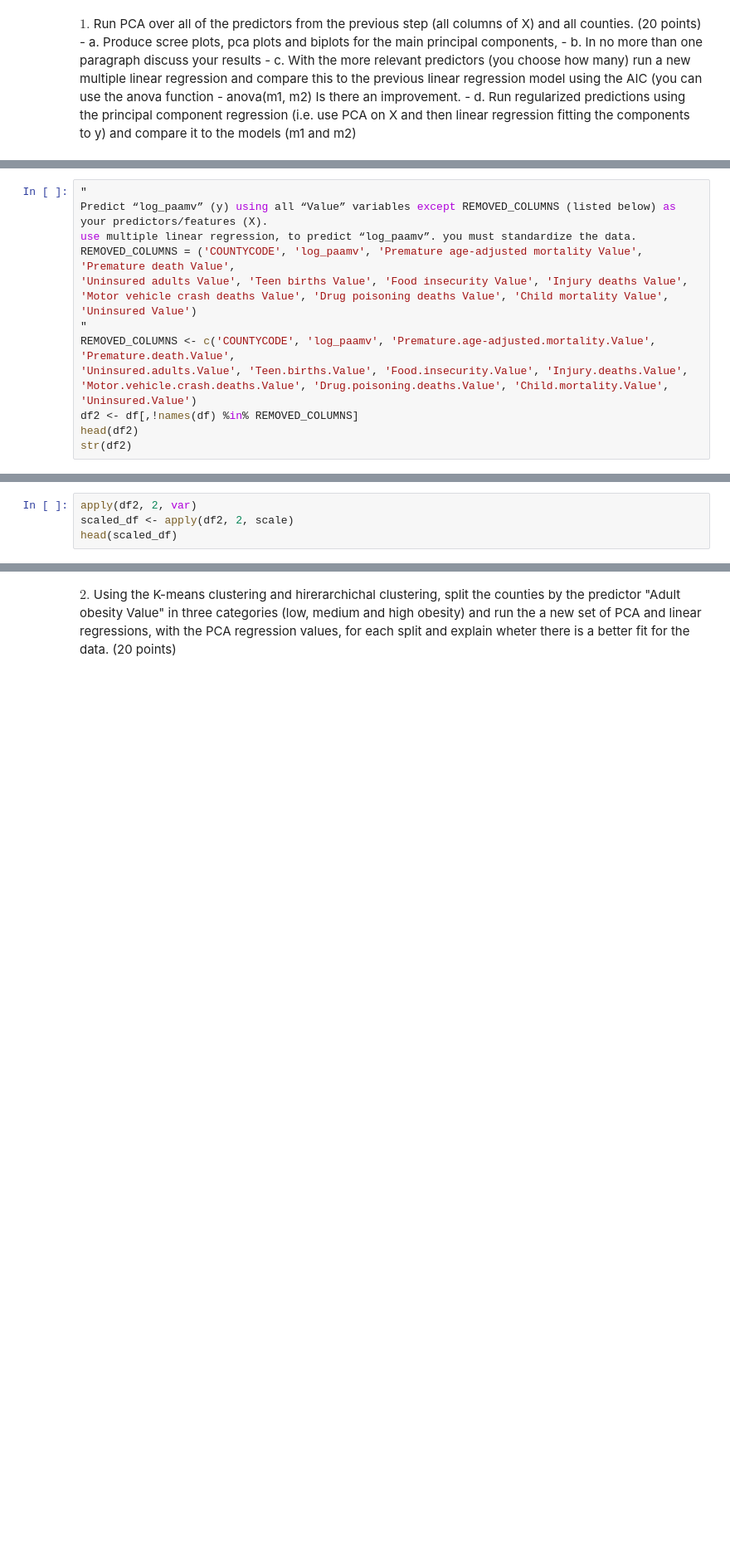
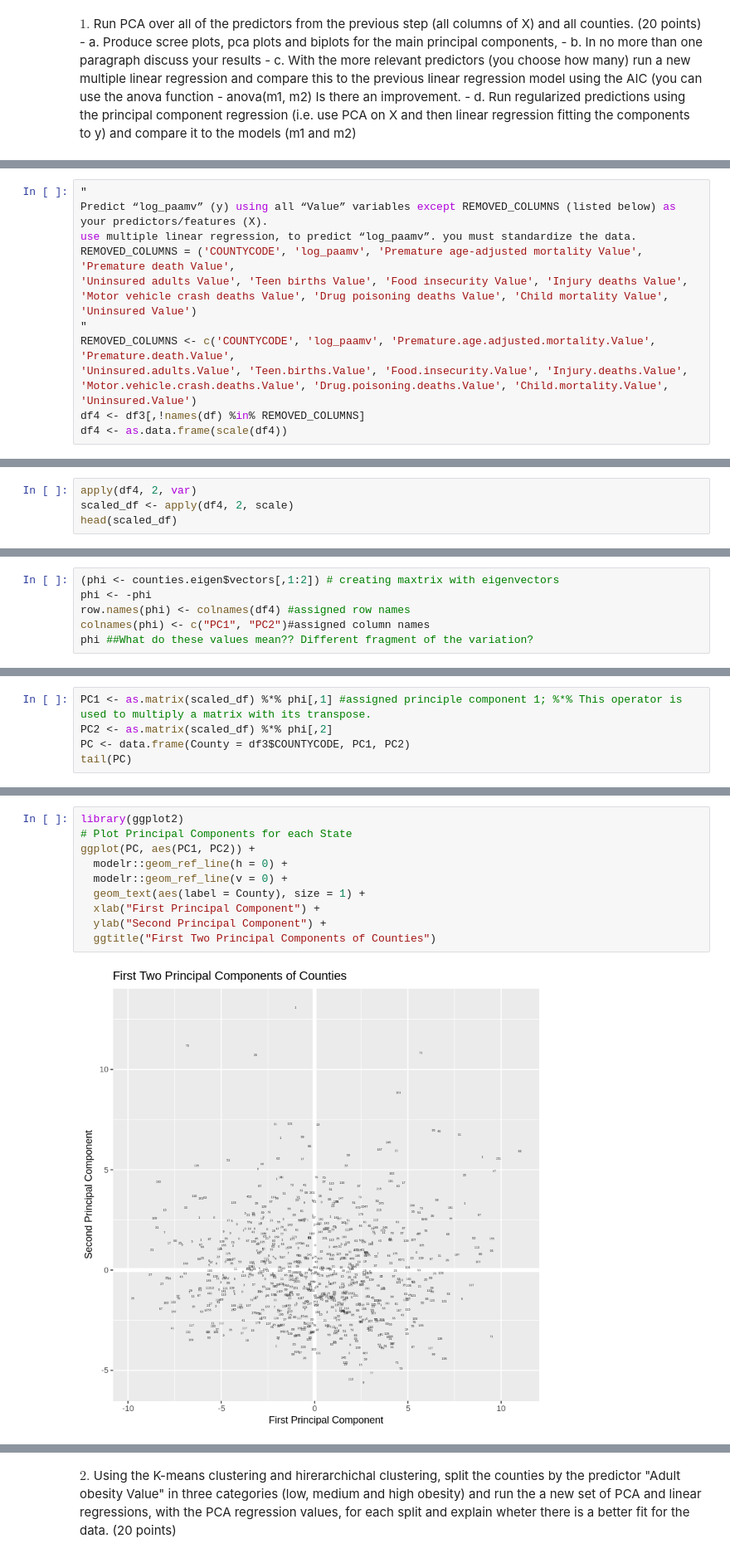
Before and after one commit to doraemon918/BMI_Prob_Stats, a Jupyter notebook: Module/Exam3/Exam 3.ipynb, the cells around one changed output, grey strips where cells are left out. Shown at 83% size. Drawn from its saved outputs; the diff is of its cells as text; blank space fills up the shorter version.

```diff
--- a/Module/Exam3/Exam 3.ipynb
+++ b/Module/Exam3/Exam 3.ipynb
@@ -112,11 +117,10 @@ REMOVED_COLUMNS = ('COUNTYCODE', 'log_paamv', 'Premature age-adjusted mortality
 'Uninsured adults Value', 'Teen births Value', 'Food insecurity Value', 'Injury deaths Value',
 'Motor vehicle crash deaths Value', 'Drug poisoning deaths Value', 'Child mortality Value', 'Uninsured Value')
 "
-REMOVED_COLUMNS <- c('COUNTYCODE', 'log_paamv', 'Premature.age-adjusted.mortality.Value', 'Premature.death.Value',
+REMOVED_COLUMNS <- c('COUNTYCODE', 'log_paamv', 'Premature.age.adjusted.mortality.Value', 'Premature.death.Value',
 'Uninsured.adults.Value', 'Teen.births.Value', 'Food.insecurity.Value', 'Injury.deaths.Value',
 'Motor.vehicle.crash.deaths.Value', 'Drug.poisoning.deaths.Value', 'Child.mortality.Value', 'Uninsured.Value')
-df2 <- df[,!names(df) %in% REMOVED_COLUMNS]
-head(df2)
-str(df2)
+df4 <- df3[,!names(df) %in% REMOVED_COLUMNS]
+df4 <- as.data.frame(scale(df4))
 # %% [output]
 [1] "\nPredict “log_paamv” (y) using all “Value” variables except REMOVED_COLUMNS (listed below) as your predictors/features (X). \nuse multiple linear regression, to predict “log_paamv”. you must sta ...
@@ -147,5 +159,5 @@ str(df2)
 # %%
-apply(df2, 2, var)
-scaled_df <- apply(df2, 2, scale)
+apply(df4, 2, var)
+scaled_df <- apply(df4, 2, scale)
 head(scaled_df)
 # %% [output]
@@ -177,0 +196,6 @@ ERROR: Error in colMeans(x, na.rm = TRUE): 'x' must be numeric
+# %%
+(phi <- counties.eigen$vectors[,1:2]) # creating maxtrix with eigenvectors
+phi <- -phi
+row.names(phi) <- colnames(df4) #assigned row names
+colnames(phi) <- c("PC1", "PC2")#assigned column names
+phi ##What do these values mean?? Different fragment of the variation?
@@ -177,0 +236,5 @@ ERROR: Error in colMeans(x, na.rm = TRUE): 'x' must be numeric
+# %%
+PC1 <- as.matrix(scaled_df) %*% phi[,1] #assigned principle component 1; %*% This operator is used to multiply a matrix with its transpose.
+PC2 <- as.matrix(scaled_df) %*% phi[,2]
+PC <- data.frame(County = df3$COUNTYCODE, PC1, PC2)
+tail(PC)
@@ -177,0 +249,12 @@ ERROR: Error in colMeans(x, na.rm = TRUE): 'x' must be numeric
+# %%
+library(ggplot2)
+# Plot Principal Components for each State
+ggplot(PC, aes(PC1, PC2)) +
+  modelr::geom_ref_line(h = 0) +
+  modelr::geom_ref_line(v = 0) +
+  geom_text(aes(label = County), size = 1) +
+  xlab("First Principal Component") +
+  ylab("Second Principal Component") +
+  ggtitle("First Two Principal Components of Counties")
+# %% [output]
+[figure, added]
```
Also changed, not shown: parts of 57 cells of this notebook.
